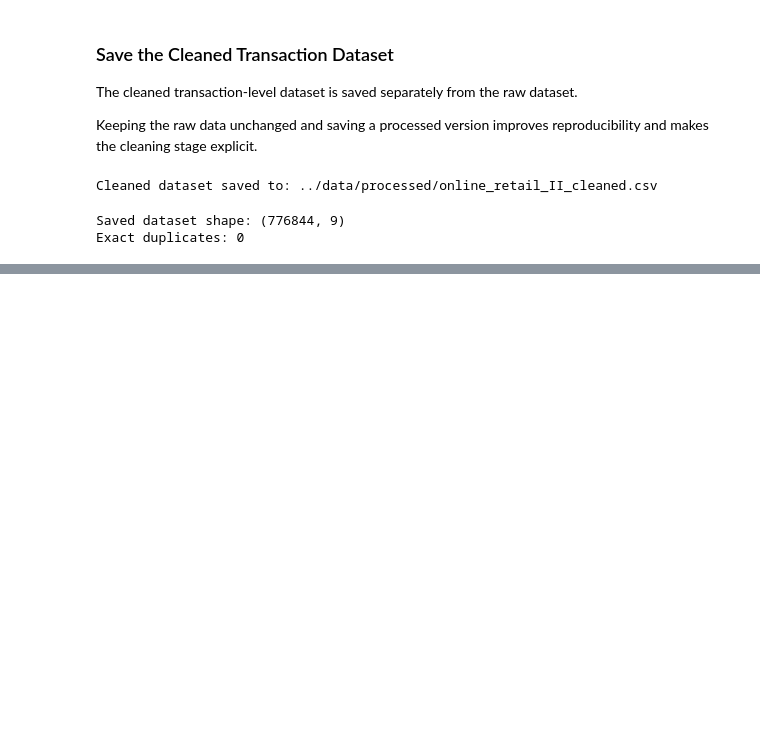
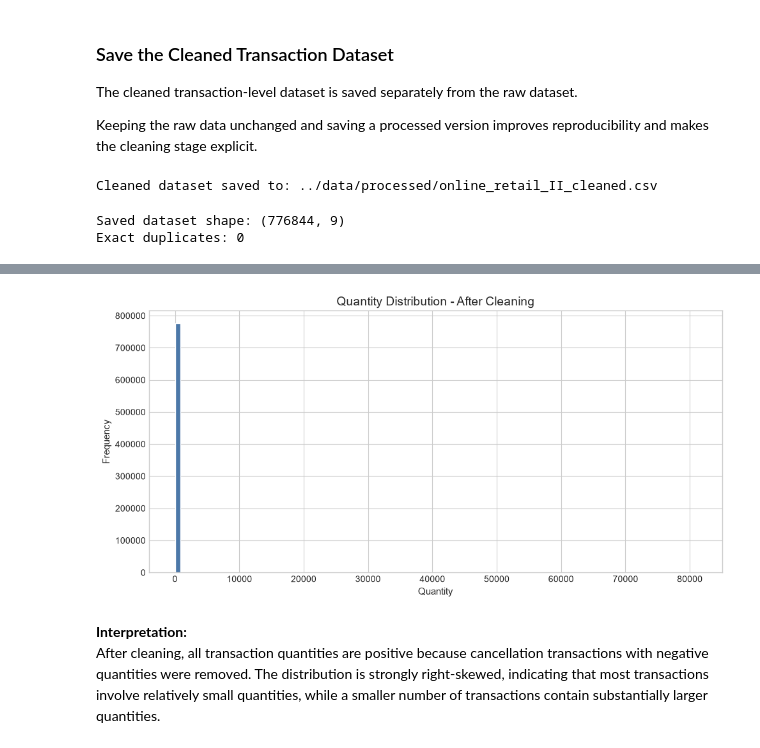
Before and after one commit to saraalwadia/customer-behavior-shift-detection, a Jupyter notebook: notebooks/02_data_cleaning.ipynb, the cells around one changed output, grey strips where cells are left out. Cells and saved outputs as stored; diff of their text form; code cells hidden in the pictures; blank space fills up the shorter version.

```diff
--- a/notebooks/02_data_cleaning.ipynb
+++ b/notebooks/02_data_cleaning.ipynb
@@ -674,0 +686,3 @@ Exact duplicates: 0
+# %%
+plots_dir = Path("../outputs/plots/02_cleaning")
+plots_dir.mkdir(parents=True, exist_ok=True)
@@ -674,0 +790,29 @@ Exact duplicates: 0
+# %%
+plt.figure(figsize=(10, 5))
+
+plt.hist(
+    clean_df["Quantity"].dropna(),
+    bins=100,
+    color=COLORS["primary"],
+    edgecolor="white"
+)
+
+plt.title("Quantity Distribution - After Cleaning")
+plt.xlabel("Quantity")
+plt.ylabel("Frequency")
+
+plt.tight_layout()
+
+plt.savefig(
+    plots_dir / "02_quantity_distribution_after_cleaning.png",
+    dpi=300,
+    bbox_inches="tight"
+)
+
+plt.show()
+plt.close()
+# %% [output]
+[figure, added]
+# %% [markdown]
+**Interpretation:**
+After cleaning, all transaction quantities are positive because cancellation transactions with negative quantities were removed. The distribution is strongly right-skewed, indicating that most transactions involve relatively small quantities, while a smaller number of transactions contain substantially larger quantities.
```
Also changed, not shown: parts of 22 cells of this notebook, 6 other files.
